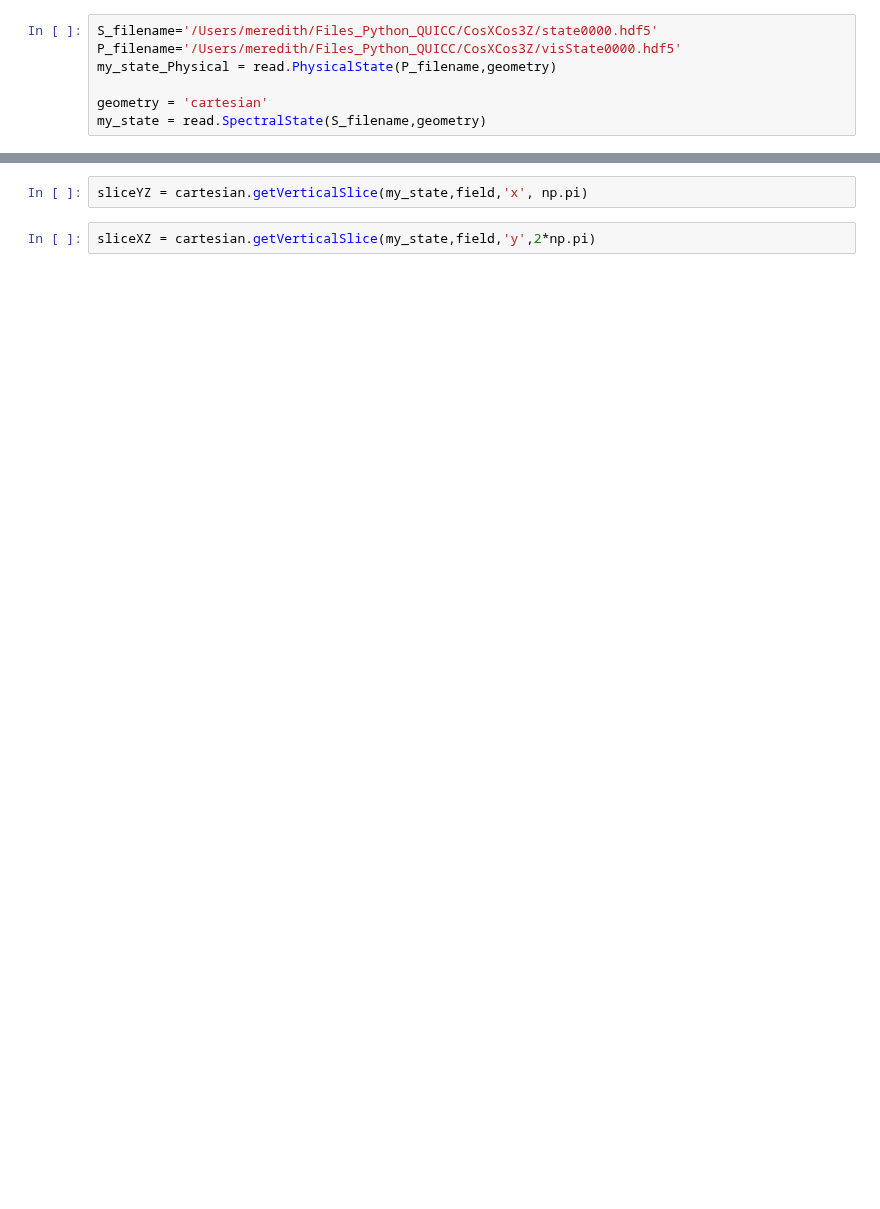
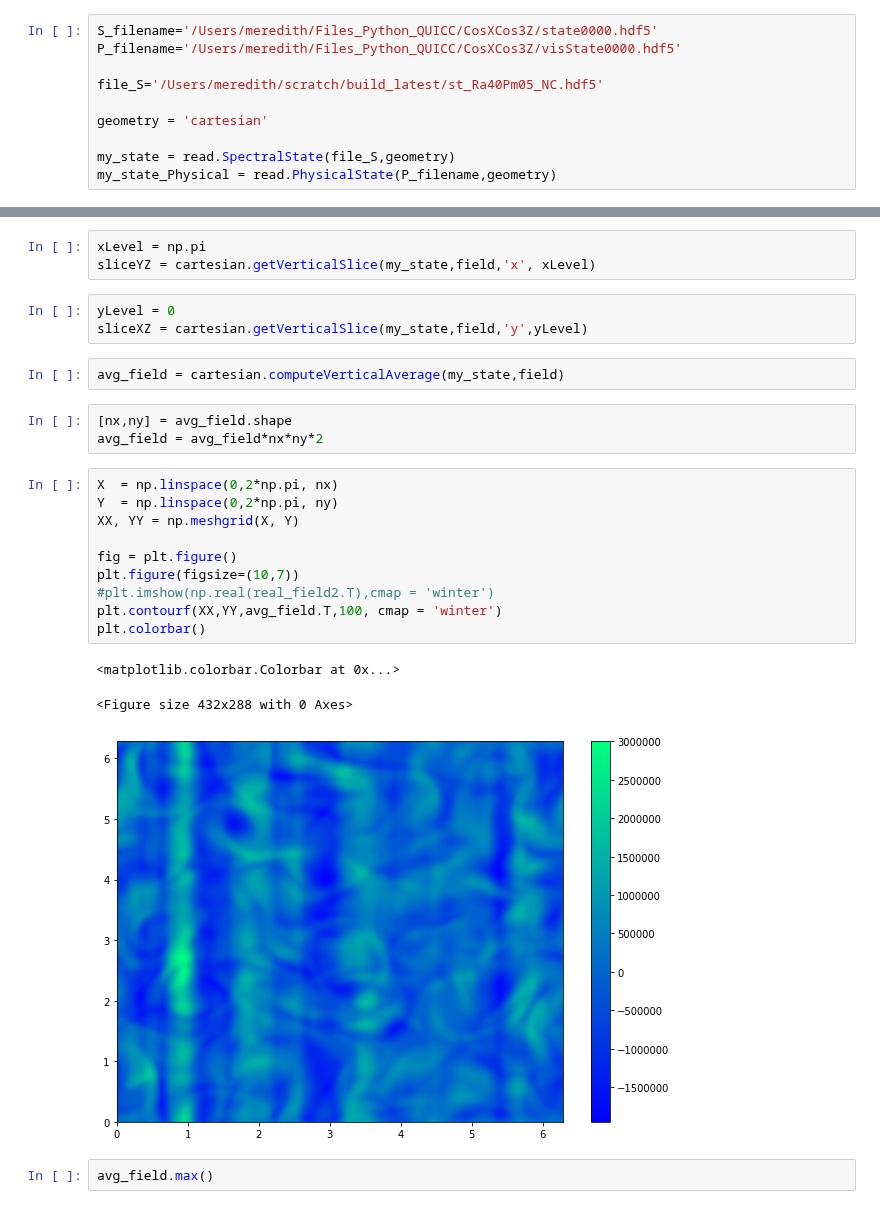
Before and after one commit to jeromeNoir/QuICCPython, a Jupyter notebook: QuICCPython/cartesianExampleNotebook.ipynb, the cells around one changed output, grey strips where cells are left out. Drawn from its saved outputs; the diff is of its cells as text; blank space fills up the shorter version.

```diff
--- a/QuICCPython/cartesianExampleNotebook.ipynb
+++ b/QuICCPython/cartesianExampleNotebook.ipynb
@@ -5,10 +6,13 @@ import numpy as np
 # %%
 S_filename='/Users/meredith/Files_Python_QUICC/CosXCos3Z/state0000.hdf5'
 P_filename='/Users/meredith/Files_Python_QUICC/CosXCos3Z/visState0000.hdf5'
-my_state_Physical = read.PhysicalState(P_filename,geometry)
+
+file_S='/Users/meredith/scratch/build_latest/st_Ra40Pm05_NC.hdf5'
 
 geometry = 'cartesian'
-my_state = read.SpectralState(S_filename,geometry)
+
+my_state = read.SpectralState(file_S,geometry)
+my_state_Physical = read.PhysicalState(P_filename,geometry)
 # %%
 # Get parameter values
 my_state.parameters.rayleigh
@@ -33,4 +40,27 @@ sliceXY = cartesian.getHorizontalSlice(my_state,field, -1)
 # %%
-sliceYZ = cartesian.getVerticalSlice(my_state,field,'x', np.pi)
+xLevel = np.pi
+sliceYZ = cartesian.getVerticalSlice(my_state,field,'x', xLevel)
 # %%
-sliceXZ = cartesian.getVerticalSlice(my_state,field,'y',2*np.pi)
+yLevel = 0
+sliceXZ = cartesian.getVerticalSlice(my_state,field,'y',yLevel)
+# %%
+avg_field = cartesian.computeVerticalAverage(my_state,field)
+# %%
+[nx,ny] = avg_field.shape
+avg_field = avg_field*nx*ny*2
+# %%
+X  = np.linspace(0,2*np.pi, nx)
+Y  = np.linspace(0,2*np.pi, ny)
+XX, YY = np.meshgrid(X, Y)
+
+fig = plt.figure()
+plt.figure(figsize=(10,7))
+#plt.imshow(np.real(real_field2.T),cmap = 'winter')
+plt.contourf(XX,YY,avg_field.T,100, cmap = 'winter')
+plt.colorbar()
+# %% [output]
+<matplotlib.colorbar.Colorbar at 0x...>
+<Figure size 432x288 with 0 Axes>
+[figure, added]
+# %%
+avg_field.max()
```
Also changed, not shown: parts of 6 cells of this notebook, 1 other file.
